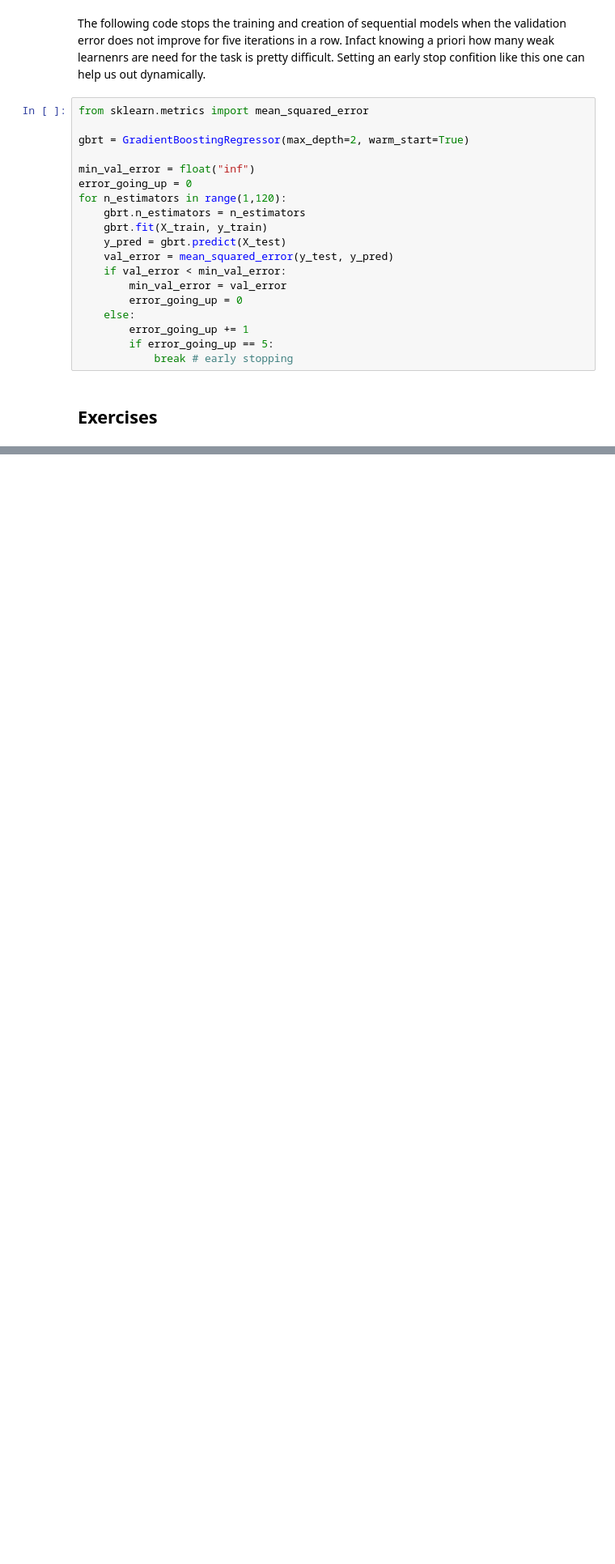
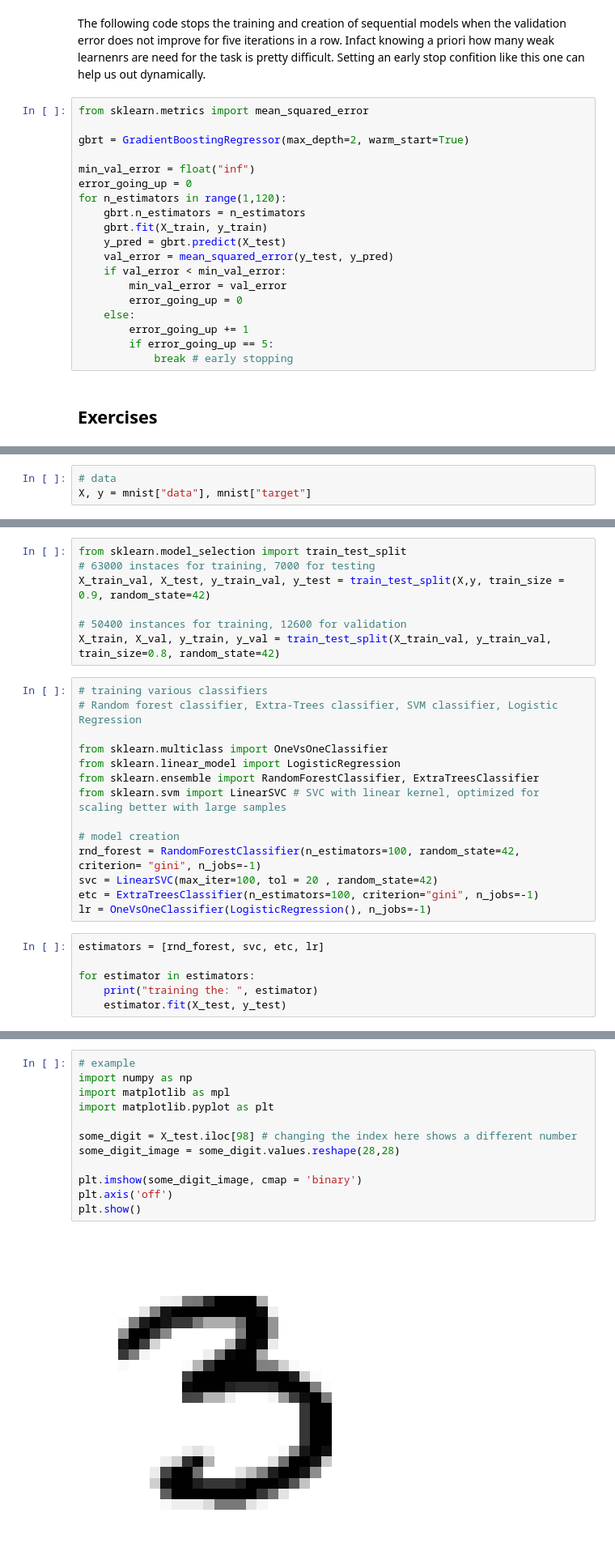
Before and after one commit to vivri1216/HandsOnMachineLearning, a Jupyter notebook: Chapter6_7_Trees_EnsembleLearning/Chapter7_ExamplesAndExercises.ipynb, the cells around one changed output, grey strips where cells are left out. Shown: that part at 81% size. Drawn from its saved outputs; the diff is of its cells as text; blank space fills up the shorter version.

```diff
--- a/Chapter6_7_Trees_EnsembleLearning/Chapter7_ExamplesAndExercises.ipynb
+++ b/Chapter6_7_Trees_EnsembleLearning/Chapter7_ExamplesAndExercises.ipynb
@@ -180,0 +217,3 @@ for n_estimators in range(1,120):
+# %%
+# data
+X, y = mnist["data"], mnist["target"]
@@ -180,0 +228,27 @@ for n_estimators in range(1,120):
+# %%
+from sklearn.model_selection import train_test_split
+# 63000 instaces for training, 7000 for testing
+X_train_val, X_test, y_train_val, y_test = train_test_split(X,y, train_size = 0.9, random_state=42)
+
+# 50400 instances for training, 12600 for validation
+X_train, X_val, y_train, y_val = train_test_split(X_train_val, y_train_val, train_size=0.8, random_state=42)
+# %%
+# training various classifiers
+# Random forest classifier, Extra-Trees classifier, SVM classifier, Logistic Regression
+
+from sklearn.multiclass import OneVsOneClassifier
+from sklearn.linear_model import LogisticRegression
+from sklearn.ensemble import RandomForestClassifier, ExtraTreesClassifier
+from sklearn.svm import LinearSVC # SVC with linear kernel, optimized for scaling better with large samples
+
+# model creation
+rnd_forest = RandomForestClassifier(n_estimators=100, random_state=42, criterion= "gini", n_jobs=-1)
+svc = LinearSVC(max_iter=100, tol = 20 , random_state=42)
+etc = ExtraTreesClassifier(n_estimators=100, criterion="gini", n_jobs=-1)
+lr = OneVsOneClassifier(LogisticRegression(), n_jobs=-1)
+# %%
+estimators = [rnd_forest, svc, etc, lr]
+
+for estimator in estimators:
+    print("training the: ", estimator)
+    estimator.fit(X_test, y_test)
@@ -180,0 +338,14 @@ for n_estimators in range(1,120):
+# %%
+# example
+import numpy as np
+import matplotlib as mpl
+import matplotlib.pyplot as plt
+
+some_digit = X_test.iloc[98] # changing the index here shows a different number
+some_digit_image = some_digit.values.reshape(28,28)
+
+plt.imshow(some_digit_image, cmap = 'binary')
+plt.axis('off')
+plt.show()
+# %% [output]
+[figure, added]
```
Also changed, not shown: parts of 31 cells of this notebook, 2 other files.
